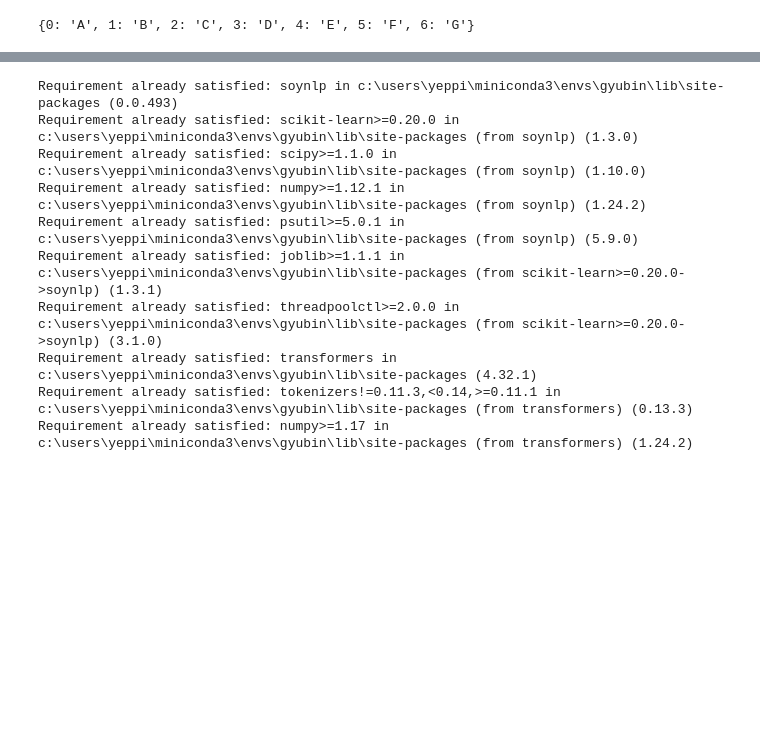
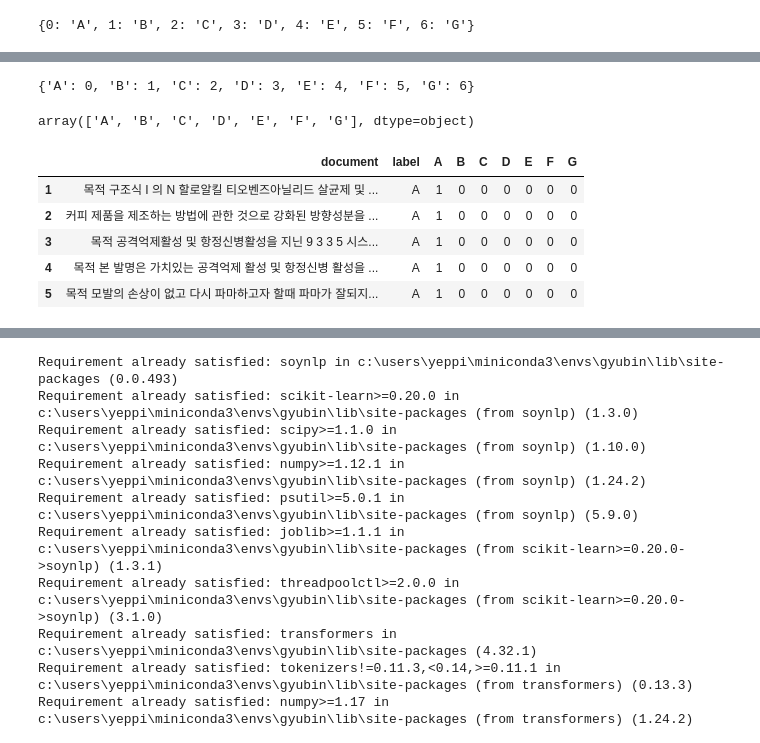
Before and after one commit to gyubinc/Patent_IPC_Classification, a Jupyter notebook: IPC_Classification/1030_모형.ipynb, the cells around one changed output, grey strips where cells are left out. Cells and saved outputs as stored; diff of their text form; code cells hidden in the pictures; blank space fills up the shorter version.

```diff
--- a/IPC_Classification/1030_모형.ipynb
+++ b/IPC_Classification/1030_모형.ipynb
@@ -124,0 +114,17 @@ new_train_df.head(3)
+# %%
+label2id
+# %% [output]
+{'A': 0, 'B': 1, 'C': 2, 'D': 3, 'E': 4, 'F': 5, 'G': 6}
+# %%
+new_train_df['label'].unique()
+# %% [output]
+array(['A', 'B', 'C', 'D', 'E', 'F', 'G'], dtype=object)
+# %%
+new_train_df.head()
+# %% [output]
+|  | document | label | A | B | C | D | E | F | G |
+| 1 | 목적 구조식 I 의 N 할로알킬 티오벤즈아닐리드 살균제 및 ... | A | 1 | 0 | 0 | 0 | 0 | 0 | 0 |
+| 2 | 커피 제품을 제조하는 방법에 관한 것으로 강화된 방향성분을 ... | A | 1 | 0 | 0 | 0 | 0 | 0 | 0 |
+| 3 | 목적 공격억제활성 및 항정신병활성을 지닌 9 3 3 5 시스... | A | 1 | 0 | 0 | 0 | 0 | 0 | 0 |
+| 4 | 목적 본 발명은 가치있는 공격억제 활성 및 항정신병 활성을 ... | A | 1 | 0 | 0 | 0 | 0 | 0 | 0 |
+| 5 | 목적 모발의 손상이 없고 다시 파마하고자 할때 파마가 잘되지... | A | 1 | 0 | 0 | 0 | 0 | 0 | 0 |
```
Also changed, not shown: parts of 9 cells of this notebook.
